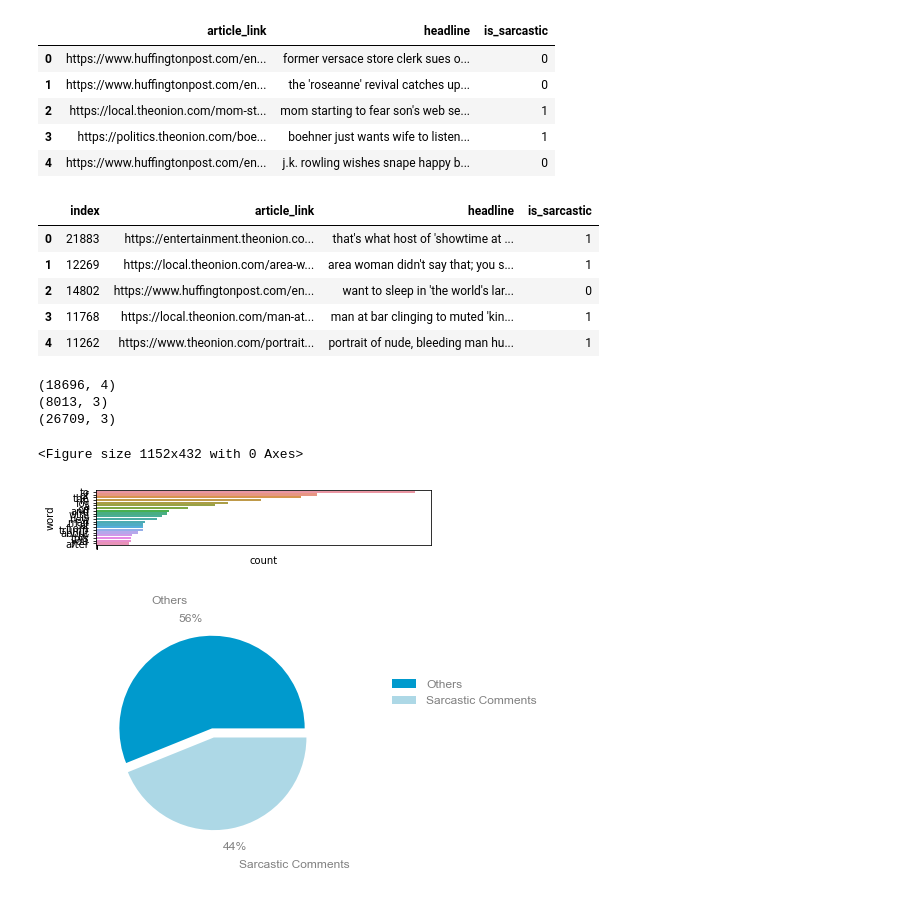
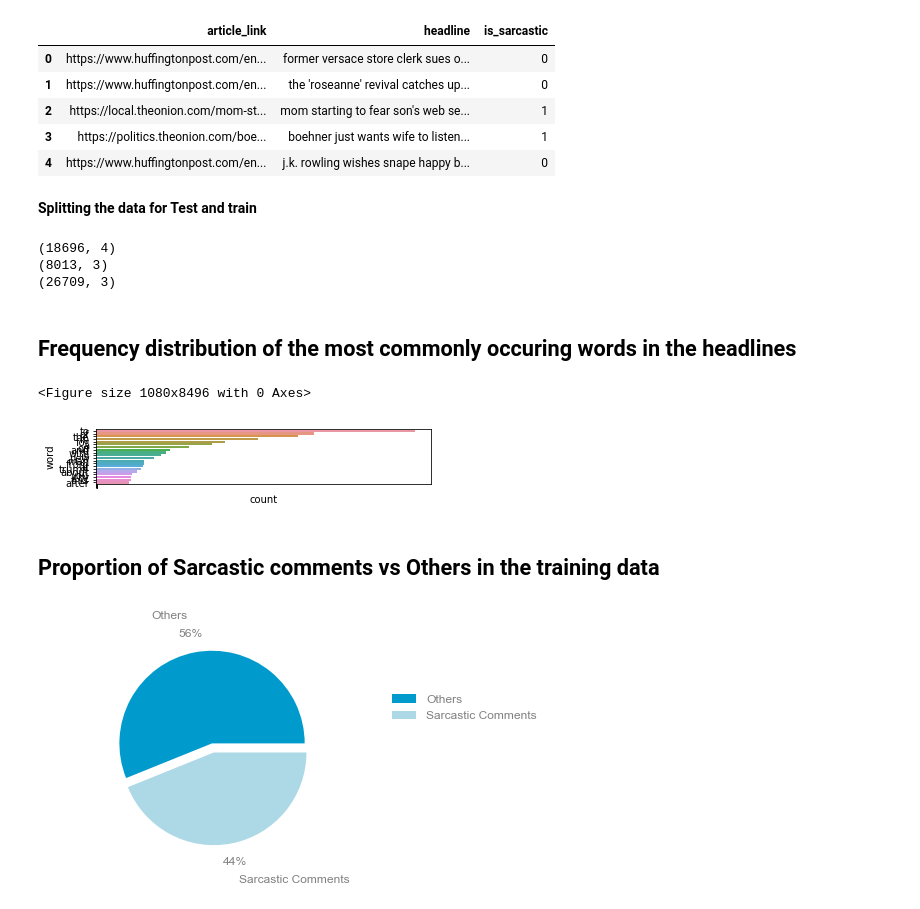
Before and after one commit to AyshwaryaSrinivasan/SarcasmDetection, a Jupyter notebook: Cleaning_EDA.ipynb, the cells around one changed output. Cells and saved outputs as stored; diff of their text form; code cells hidden in the pictures.

Commit message:
Adding datafile and comments in the code

```diff
--- a/Cleaning_EDA.ipynb
+++ b/Cleaning_EDA.ipynb
@@ -33,6 +44,6 @@ SyntaxError: invalid syntax (<ipython-input-3-6af60f3e3792>, line 1)
 # %%
 ## Reading the Data
-sarcasm_master = pd.read_json('sarcasm_master.json',lines=True)
+sarcasm_master = pd.read_json('data/sarcasm_master.json',lines=True)
 # %%
 sarcasm_master.head()
 # %% [output]
@@ -42,18 +53,12 @@ sarcasm_master.head()
 | 2 | https://local.theonion.com/mom-st... | mom starting to fear son's web se... | 1 |
 | 3 | https://politics.theonion.com/boe... | boehner just wants wife to listen... | 1 |
 | 4 | https://www.huffingtonpost.com/en... | j.k. rowling wishes snape happy b... | 0 |
+# %% [markdown]
+**Splitting the data for Test and train**
 # %%
 ## Taking 70% of the data for training and EDA
 training_set, testing_set =train_test_split(sarcasm_master,shuffle= True,test_size=0.3,random_state=15782)
 training_set = training_set.reset_index()
-training_set.head()
-# %% [output]
-|  | index | article_link | headline | is_sarcastic |
-| 0 | 21883 | https://entertainment.theonion.co... | that's what host of 'showtime at ... | 1 |
-| 1 | 12269 | https://local.theonion.com/area-w... | area woman didn't say that; you s... | 1 |
-| 2 | 14802 | https://www.huffingtonpost.com/en... | want to sleep in 'the world's lar... | 0 |
-| 3 | 11768 | https://local.theonion.com/man-at... | man at bar clinging to muted 'kin... | 1 |
-| 4 | 11262 | https://www.theonion.com/portrait... | portrait of nude, bleeding man hu... | 1 |
 # %%
 ## Data Shape Summary
 print(training_set.shape)
@@ -63,17 +68,22 @@ print(sarcasm_master.shape)
 (18696, 4)
 (8013, 3)
 (26709, 3)
+# %% [markdown]
+## Frequency distribution of the most commonly occuring words in the headlines
 # %%
 ## Frequency ditsribution of most commonly occuring words in the headlines
-plt.figure(figsize=(16, 6))
-words_count = training_set['headline'].str.split(expand=True).unstack().value_counts()
+words_count = sarcasm_master['headline'].str.split(expand=True).unstack().value_counts()
 data = pd.DataFrame({'word':words_count.index.values[:20],'count':words_count.values[:20]})
-sns.palplot(sns.color_palette("GnBu_d"))
-sns.barplot(x='count',y= 'word', data=data)
-plt.show();
-# %% [output]
-<Figure size 1152x432 with 0 Axes>
-[figure, removed]
+# %%
+plt.figure(figsize=(15,118))
+sns.palplot(sns.color_palette("GnBu_d"))
+sns.barplot(x='count',y= 'word', data=data)
+plt.show()
+# %% [output]
+<Figure size 1080x8496 with 0 Axes>
+[figure, added]
+# %% [markdown]
+## Proportion of Sarcastic comments vs Others in the training data
 # %%
 ## Proportion of Sarcastic comments vs Others in the training data
 fig, ax = plt.subplots()
```
Also changed, not shown: parts of 10 cells of this notebook, 3 other files.
